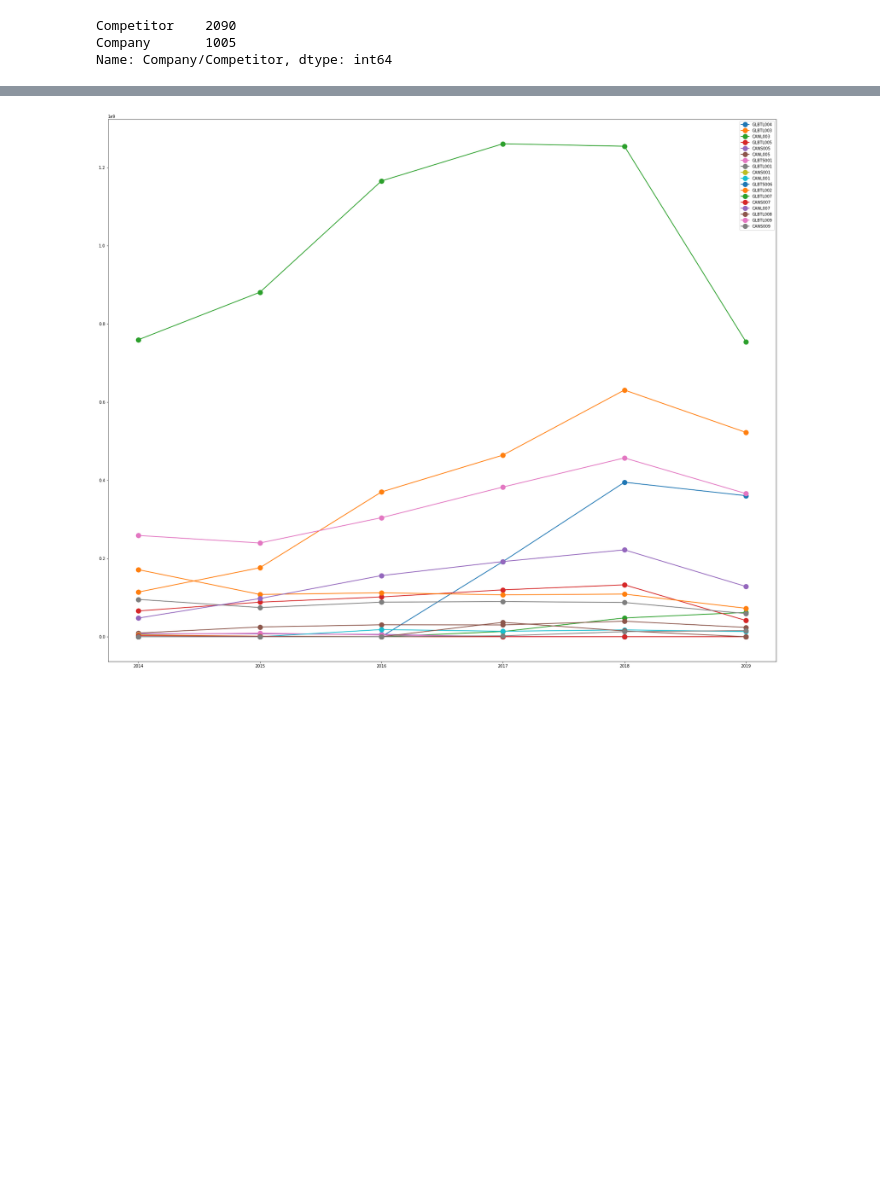
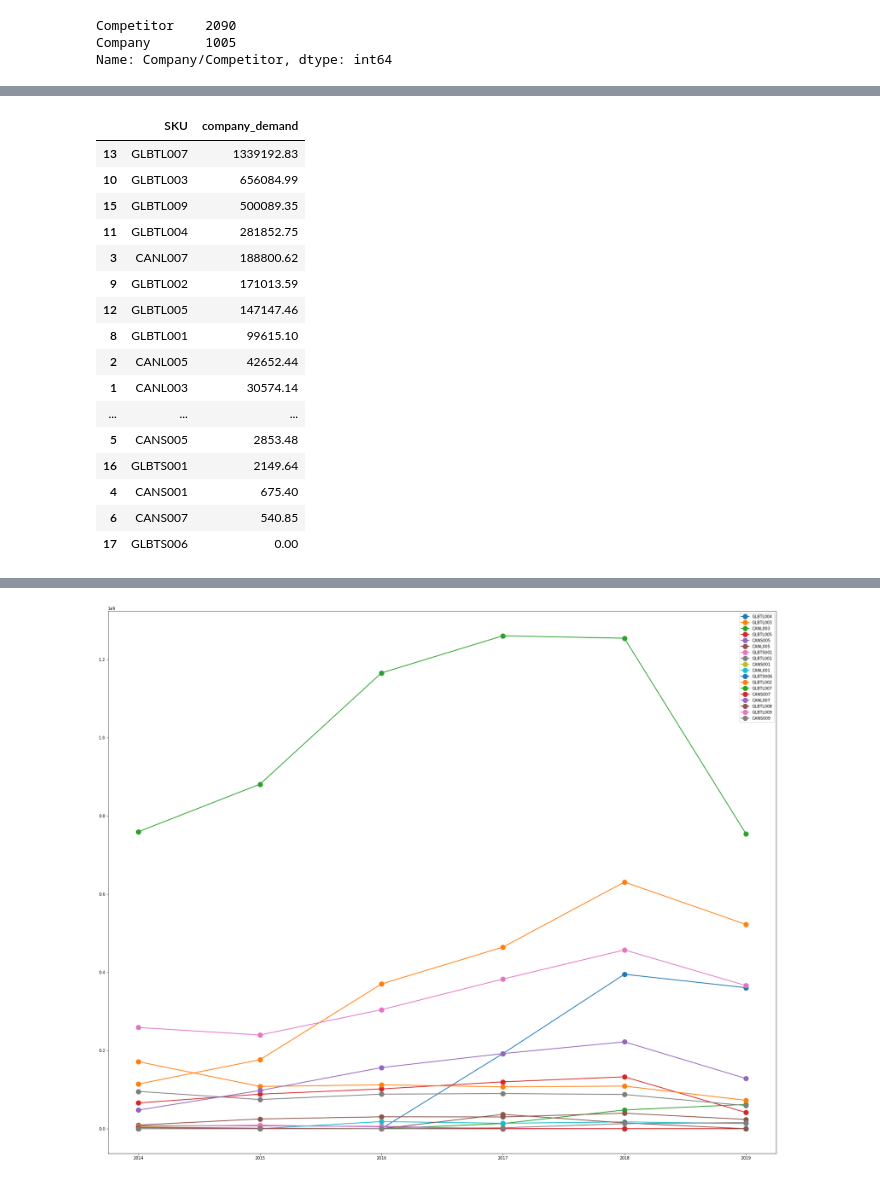
Before and after one commit to Parth-Jain-2002/BITS-BYTE, a Jupyter notebook: analysis_subham.ipynb, the cells around one changed output, grey strips where cells are left out. Drawn from its saved outputs; the diff is of its cells as text; code cells hidden in the pictures; blank space fills up the shorter version.

```diff
--- a/analysis_subham.ipynb
+++ b/analysis_subham.ipynb
@@ -95,0 +164,26 @@ plt.savefig("Volume_sales_sku_yearly")
+# %%
+d_demand = {'SKU' :dfCompany['SKU'] , 'company_demand' : dfCompany['Volume Sales'] }
+df_demand_company = pd.DataFrame(d_demand)
+
+company_demand_grouped= df_demand_company.groupby('SKU').sum()
+company_demand_grouped=company_demand_grouped.reset_index()
+company_demand_grouped=company_demand_grouped.sort_values(by='company_demand',ascending=False)
+company_demand_grouped
+# %% [output]
+|  | SKU | company_demand |
+| 13 | GLBTL007 | 1339192.83 |
+| 10 | GLBTL003 | 656084.99 |
+| 15 | GLBTL009 | 500089.35 |
+| 11 | GLBTL004 | 281852.75 |
+| 3 | CANL007 | 188800.62 |
+| 9 | GLBTL002 | 171013.59 |
+| 12 | GLBTL005 | 147147.46 |
+| 8 | GLBTL001 | 99615.10 |
+| 2 | CANL005 | 42652.44 |
+| 1 | CANL003 | 30574.14 |
+| ... | ... | ... |
+| 5 | CANS005 | 2853.48 |
+| 16 | GLBTS001 | 2149.64 |
+| 4 | CANS001 | 675.40 |
+| 6 | CANS007 | 540.85 |
+| 17 | GLBTS006 | 0.00 |
```
Also changed, not shown: parts of 14 cells of this notebook, 4 other files.
